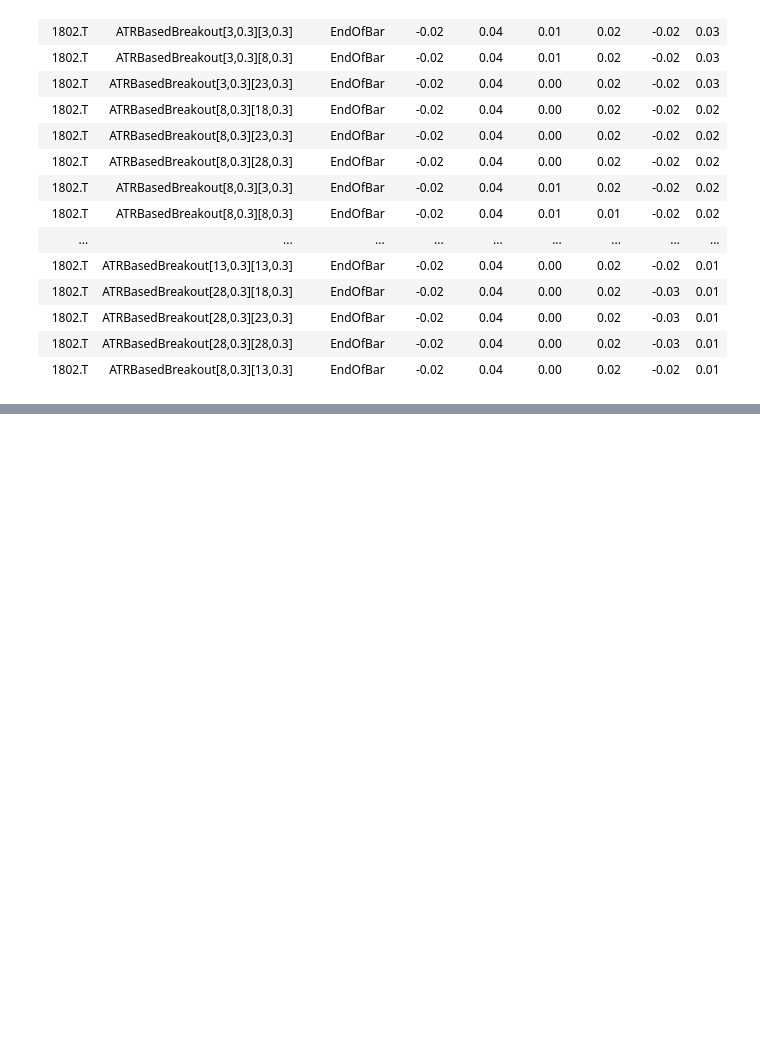
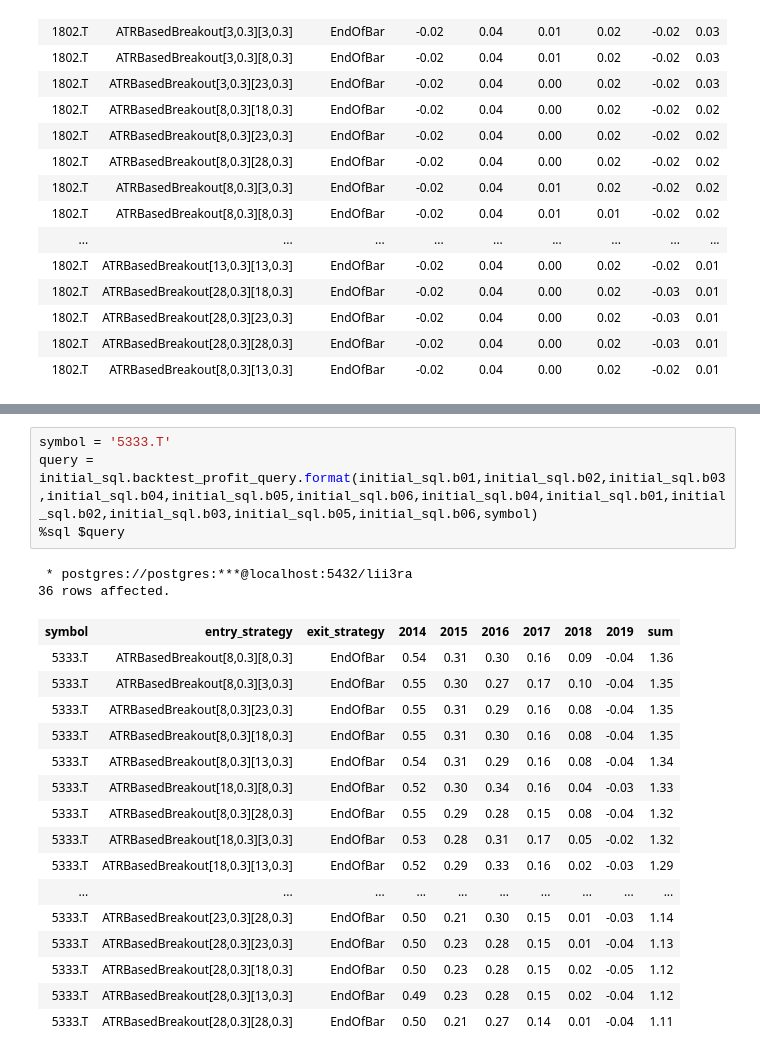
Before and after one commit to tranducquy/lii3ra, a Jupyter notebook: jupyter/ATRBasedBreakout_EndofBar/optimize_1619.ipynb, the cells around one changed output, grey strips where cells are left out. Cells and saved outputs as stored; diff of their text form; blank space fills up the shorter version.

```diff
--- a/jupyter/ATRBasedBreakout_EndofBar/optimize_1619.ipynb
+++ b/jupyter/ATRBasedBreakout_EndofBar/optimize_1619.ipynb
@@ -407,0 +624,23 @@ query = initial_sql.backtest_profit_monthry_query.format(initial_sql.b01m,initia
+# %%
+symbol = '5333.T'
+query = initial_sql.backtest_profit_query.format(initial_sql.b01,initial_sql.b02,initial_sql.b03,initial_sql.b04,initial_sql.b05,initial_sql.b06,initial_sql.b04,initial_sql.b01,initial_sql.b02,initial_sql.b03,initial_sql.b05,initial_sql.b06,symbol)
+%sql $query
+# %% [output]
+ * postgres://postgres:***@localhost:5432/lii3ra
+36 rows affected.
+| symbol | entry_strategy | exit_strategy | 2014 | 2015 | 2016 | 2017 | 2018 | 2019 | sum |
+| 5333.T | ATRBasedBreakout[8,0.3][8,0.3] | EndOfBar | 0.54 | 0.31 | 0.30 | 0.16 | 0.09 | -0.04 | 1.36 |
+| 5333.T | ATRBasedBreakout[8,0.3][3,0.3] | EndOfBar | 0.55 | 0.30 | 0.27 | 0.17 | 0.10 | -0.04 | 1.35 |
+| 5333.T | ATRBasedBreakout[8,0.3][23,0.3] | EndOfBar | 0.55 | 0.31 | 0.29 | 0.16 | 0.08 | -0.04 | 1.35 |
+| 5333.T | ATRBasedBreakout[8,0.3][18,0.3] | EndOfBar | 0.55 | 0.31 | 0.30 | 0.16 | 0.08 | -0.04 | 1.35 |
+| 5333.T | ATRBasedBreakout[8,0.3][13,0.3] | EndOfBar | 0.54 | 0.31 | 0.29 | 0.16 | 0.08 | -0.04 | 1.34 |
+| 5333.T | ATRBasedBreakout[18,0.3][8,0.3] | EndOfBar | 0.52 | 0.30 | 0.34 | 0.16 | 0.04 | -0.03 | 1.33 |
+| 5333.T | ATRBasedBreakout[8,0.3][28,0.3] | EndOfBar | 0.55 | 0.29 | 0.28 | 0.15 | 0.08 | -0.04 | 1.32 |
+| 5333.T | ATRBasedBreakout[18,0.3][3,0.3] | EndOfBar | 0.53 | 0.28 | 0.31 | 0.17 | 0.05 | -0.02 | 1.32 |
+| 5333.T | ATRBasedBreakout[18,0.3][13,0.3] | EndOfBar | 0.52 | 0.29 | 0.33 | 0.16 | 0.02 | -0.03 | 1.29 |
+| ... | ... | ... | ... | ... | ... | ... | ... | ... | ... |
+| 5333.T | ATRBasedBreakout[23,0.3][28,0.3] | EndOfBar | 0.50 | 0.21 | 0.30 | 0.15 | 0.01 | -0.03 | 1.14 |
+| 5333.T | ATRBasedBreakout[28,0.3][23,0.3] | EndOfBar | 0.50 | 0.23 | 0.28 | 0.15 | 0.01 | -0.04 | 1.13 |
+| 5333.T | ATRBasedBreakout[28,0.3][18,0.3] | EndOfBar | 0.50 | 0.23 | 0.28 | 0.15 | 0.02 | -0.05 | 1.12 |
+| 5333.T | ATRBasedBreakout[28,0.3][13,0.3] | EndOfBar | 0.49 | 0.23 | 0.28 | 0.15 | 0.02 | -0.04 | 1.12 |
+| 5333.T | ATRBasedBreakout[28,0.3][28,0.3] | EndOfBar | 0.50 | 0.21 | 0.27 | 0.14 | 0.01 | -0.04 | 1.11 |
```
Also changed, not shown: parts of 29 cells of this notebook, 8 other files.
